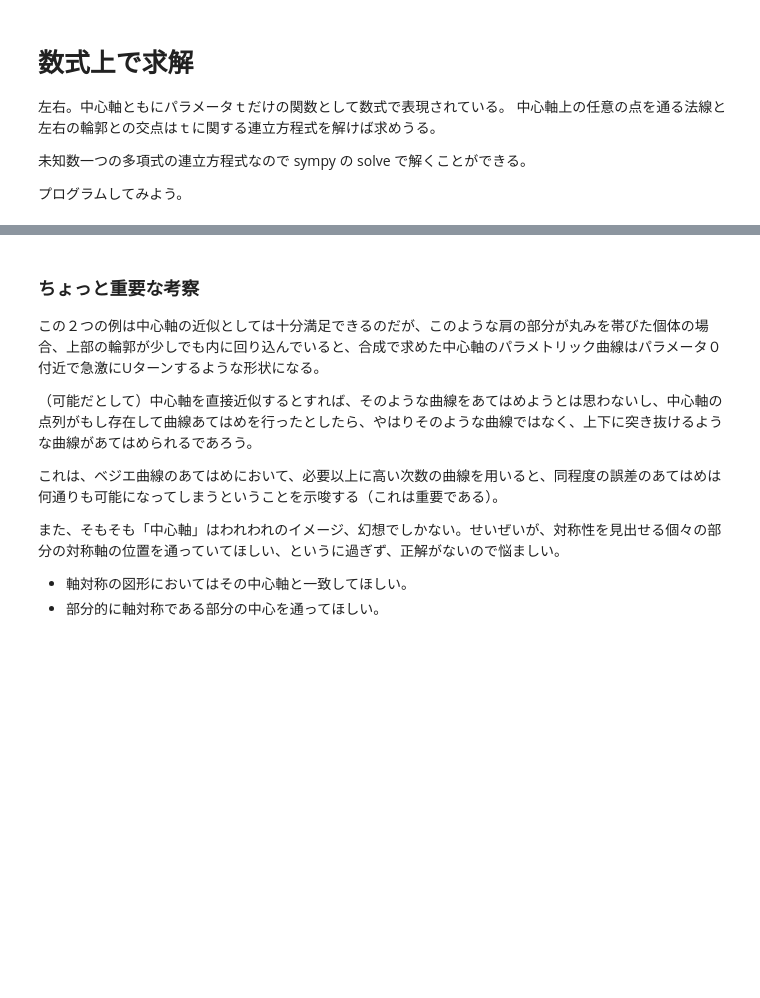
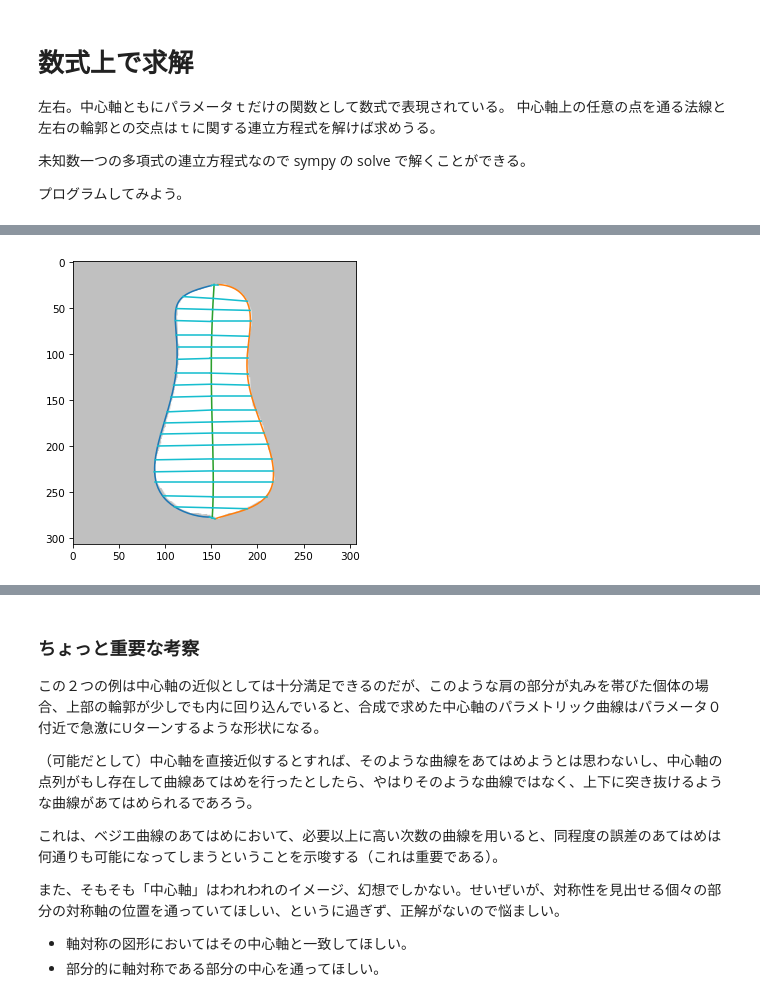
Before and after one commit to iciromaco/RadiShLab, a Jupyter notebook: N008_ベジエ近似の応用２_中心軸の形状記述.ipynb, the cells around one changed output, grey strips where cells are left out. Saved outputs shown, nothing was run; the diff lists cells and outputs as text; code cells hidden in the pictures; blank space fills up the shorter version.

```diff
--- a/N008_ベジエ近似の応用２_中心軸の形状記述.ipynb
+++ b/N008_ベジエ近似の応用２_中心軸の形状記述.ipynb
@@ -397,0 +560,5 @@ Wall time: 7min 57s
+# %%
+%%time
+plt.figure(figsize=(10,5),dpi=75)
+NormalLadder2(0,n_samples=20)
+# %% [output]
@@ -397,0 +566 @@ Wall time: 7min 57s
+[figure, added]
```
Also changed, not shown: parts of 12 cells of this notebook, 2 other files.
